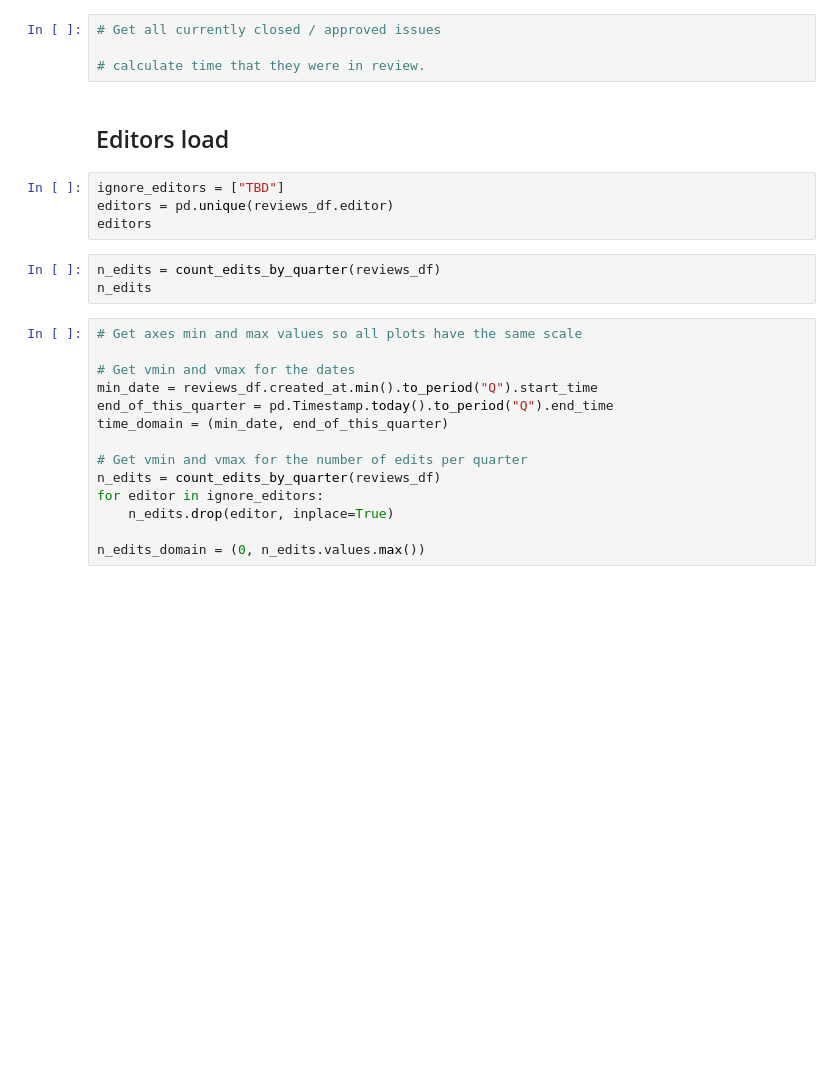
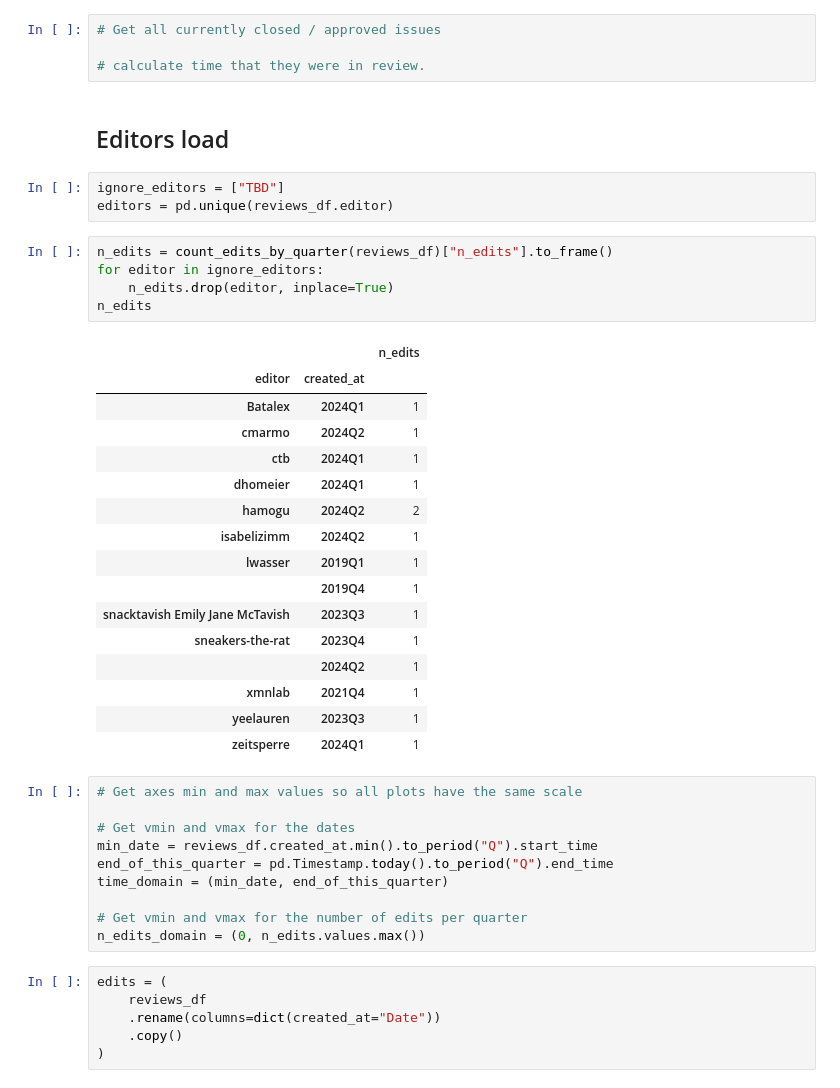
Before and after one commit to pyOpenSci/peer-review-metrics, a Jupyter notebook: current-reviews-data.ipynb, the cells around one changed output. Cells and saved outputs as stored; diff of their text form; blank space fills up the shorter version.

Commit message:
Restore removed cell and display of n_edits DF

```diff
--- a/current-reviews-data.ipynb
+++ b/current-reviews-data.ipynb
@@ -184,10 +225,28 @@ editor_activity_df
 # %%
 ignore_editors = ["TBD"]
 editors = pd.unique(reviews_df.editor)
-editors
-# %%
-n_edits = count_edits_by_quarter(reviews_df)
-n_edits
+# %%
+n_edits = count_edits_by_quarter(reviews_df)["n_edits"].to_frame()
+for editor in ignore_editors:
+    n_edits.drop(editor, inplace=True)
+n_edits
+# %% [output]
+|  |  | n_edits |
+| editor | created_at |  |
+| Batalex | 2024Q1 | 1 |
+| cmarmo | 2024Q2 | 1 |
+| ctb | 2024Q1 | 1 |
+| dhomeier | 2024Q1 | 1 |
+| hamogu | 2024Q2 | 2 |
+| isabelizimm | 2024Q2 | 1 |
+| lwasser | 2019Q1 | 1 |
+|  | 2019Q4 | 1 |
+| snacktavish Emily Jane McTavish | 2023Q3 | 1 |
+| sneakers-the-rat | 2023Q4 | 1 |
+|  | 2024Q2 | 1 |
+| xmnlab | 2021Q4 | 1 |
+| yeelauren | 2023Q3 | 1 |
+| zeitsperre | 2024Q1 | 1 |
 # %%
 # Get axes min and max values so all plots have the same scale
 
@@ -197,11 +256,13 @@ end_of_this_quarter = pd.Timestamp.today().to_period("Q").end_time
 time_domain = (min_date, end_of_this_quarter)
 
 # Get vmin and vmax for the number of edits per quarter
-n_edits = count_edits_by_quarter(reviews_df)
-for editor in ignore_editors:
-    n_edits.drop(editor, inplace=True)
-
 n_edits_domain = (0, n_edits.values.max())
+# %%
+edits = (
+    reviews_df
+    .rename(columns=dict(created_at="Date"))
+    .copy()
+)
 # %%
 charts = []
 for editor in editors:
```
Also changed, not shown: parts of 4 cells of this notebook.
